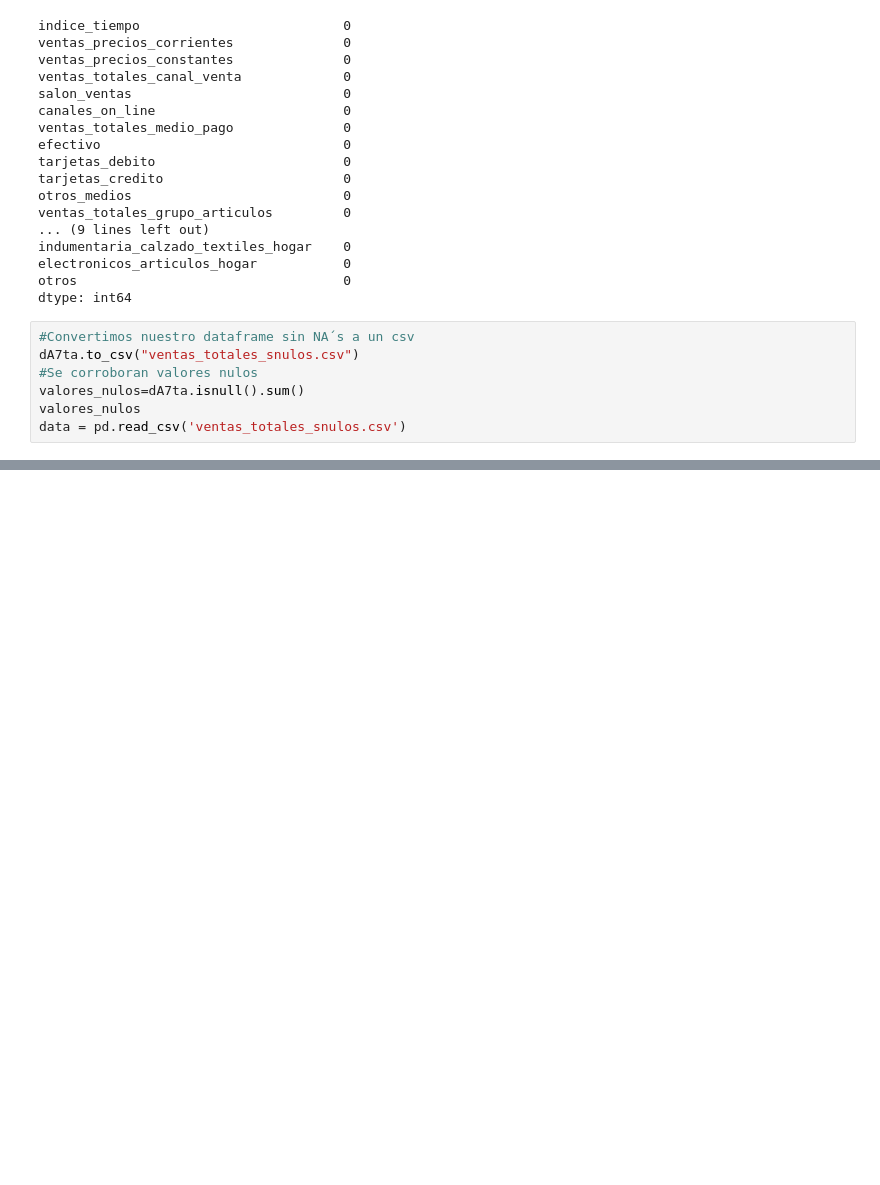
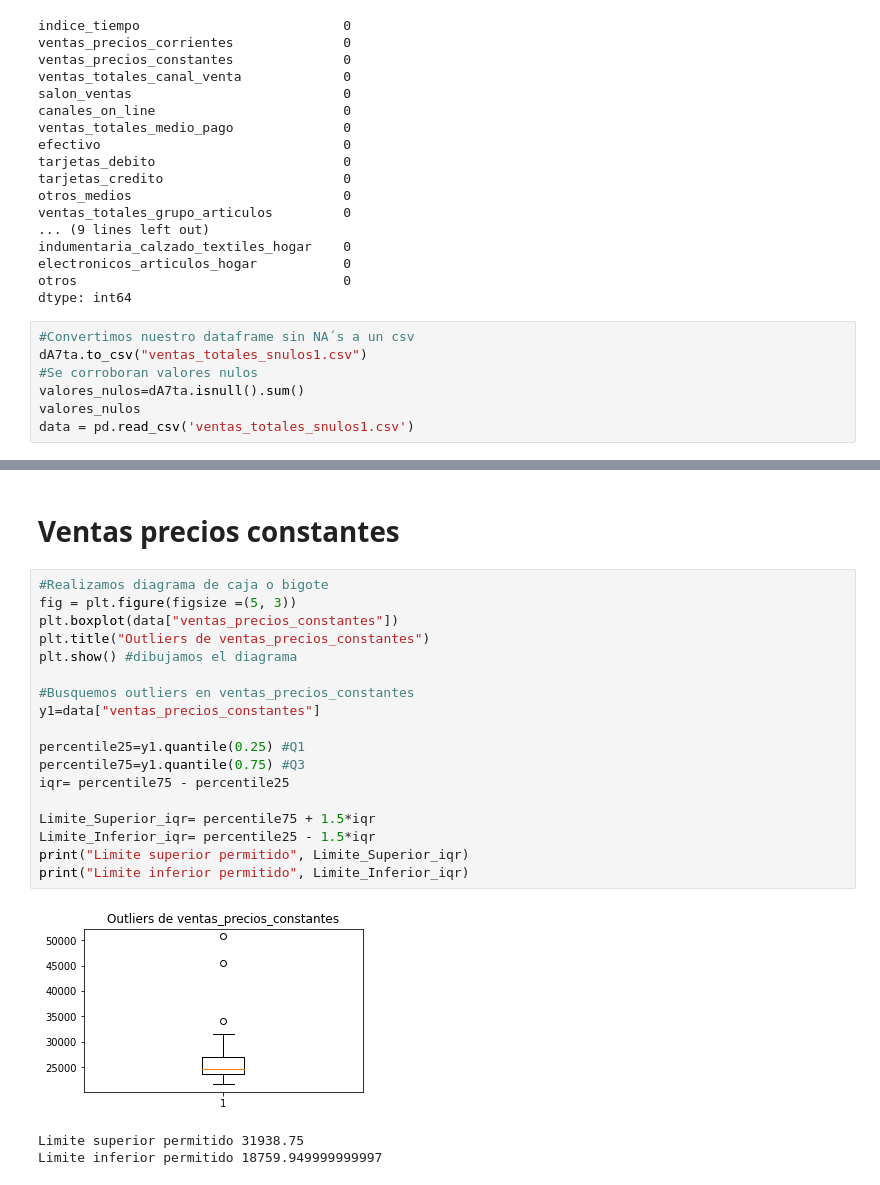
Before and after one commit to Papitasrancheras/Actividad-3, a Jupyter notebook: A3_Outliers.ipynb, the cells around one changed output, grey strips where cells are left out. Saved outputs shown, nothing was run; the diff lists cells and outputs as text; blank space fills up the shorter version.

```diff
--- a/A3_Outliers.ipynb
+++ b/A3_Outliers.ipynb
@@ -266,8 +266,8 @@ otros                                  0
 dtype: int64
 # %%
 #Convertimos nuestro dataframe sin NA´s a un csv
-dA7ta.to_csv("ventas_totales_snulos.csv")
+dA7ta.to_csv("ventas_totales_snulos1.csv")
 #Se corroboran valores nulos
 valores_nulos=dA7ta.isnull().sum()
 valores_nulos
-data = pd.read_csv('ventas_totales_snulos.csv')
+data = pd.read_csv('ventas_totales_snulos1.csv')
@@ -287,0 +294,24 @@ outliers
+# %% [markdown]
+# Ventas precios constantes
+# %%
+#Realizamos diagrama de caja o bigote
+fig = plt.figure(figsize =(5, 3))
+plt.boxplot(data["ventas_precios_constantes"])
+plt.title("Outliers de ventas_precios_constantes")
+plt.show() #dibujamos el diagrama
+
+#Busquemos outliers en ventas_precios_constantes
+y1=data["ventas_precios_constantes"]
+
+percentile25=y1.quantile(0.25) #Q1
+percentile75=y1.quantile(0.75) #Q3
+iqr= percentile75 - percentile25
+
+Limite_Superior_iqr= percentile75 + 1.5*iqr
+Limite_Inferior_iqr= percentile25 - 1.5*iqr
+print("Limite superior permitido", Limite_Superior_iqr)
+print("Limite inferior permitido", Limite_Inferior_iqr)
+# %% [output]
+[figure, added]
+Limite superior permitido 31938.75
+Limite inferior permitido 18759.949999999997
```
Also changed, not shown: parts of 9 cells of this notebook, 1 other file.
